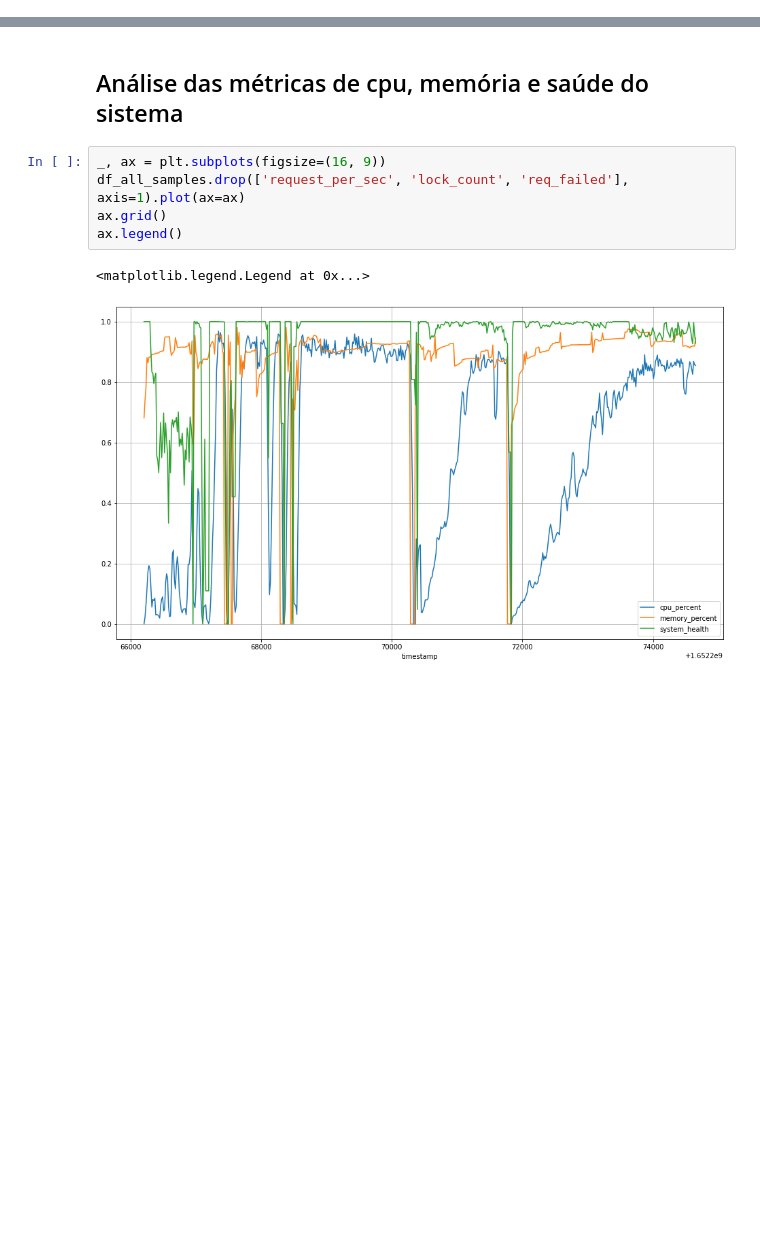
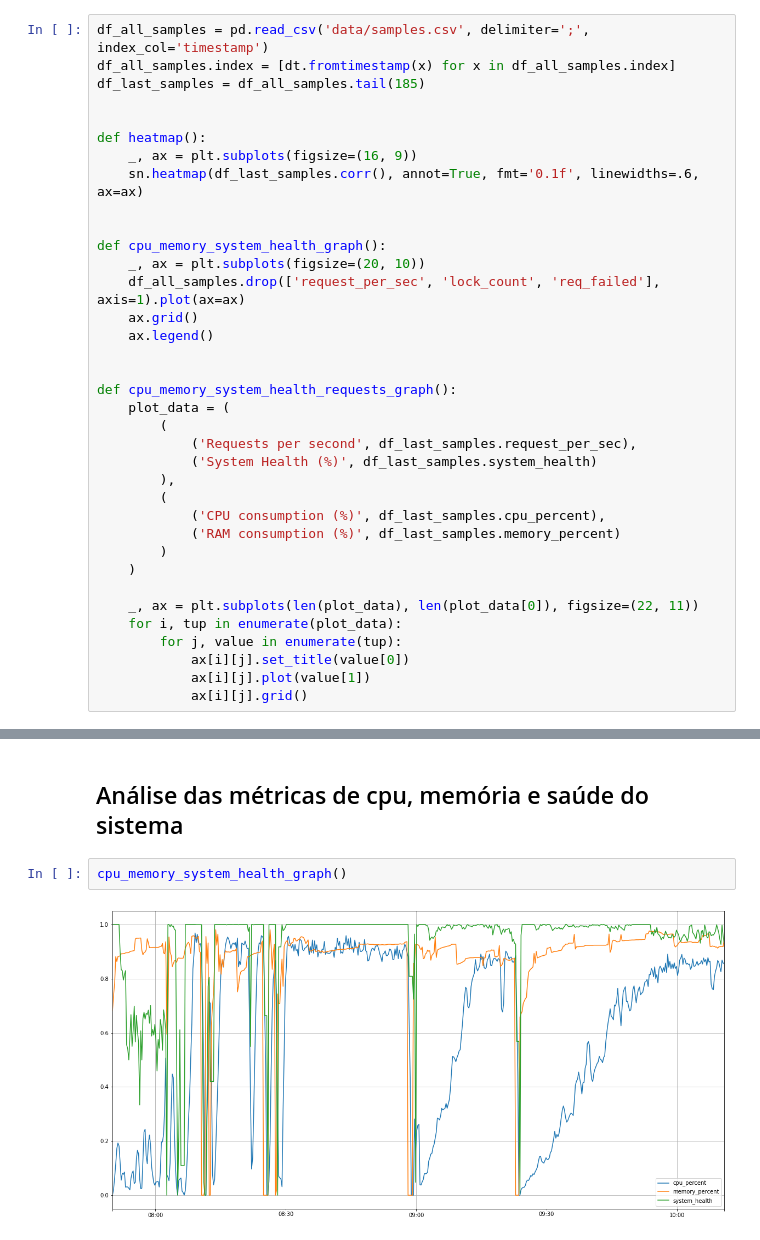
Before and after one commit to BureauTech/BTAlert-AI, a Jupyter notebook: jupyter/notebook.ipynb, the cells around one changed output, grey strips where cells are left out. Drawn from its saved outputs; the diff is of its cells as text; blank space fills up the shorter version.

```diff
--- a/jupyter/notebook.ipynb
+++ b/jupyter/notebook.ipynb
@@ -7,2 +16,38 @@ import matplotlib.pyplot as plt
+# %%
+df_all_samples = pd.read_csv('data/samples.csv', delimiter=';', index_col='timestamp')
+df_all_samples.index = [dt.fromtimestamp(x) for x in df_all_samples.index]
+df_last_samples = df_all_samples.tail(185)
+
+
+def heatmap():
+    _, ax = plt.subplots(figsize=(16, 9))
+    sn.heatmap(df_last_samples.corr(), annot=True, fmt='0.1f', linewidths=.6, ax=ax)
+
+
+def cpu_memory_system_health_graph():
+    _, ax = plt.subplots(figsize=(20, 10))
+    df_all_samples.drop(['request_per_sec', 'lock_count', 'req_failed'], axis=1).plot(ax=ax)
+    ax.grid()
+    ax.legend()
+
+
+def cpu_memory_system_health_requests_graph():
+    plot_data = (
+        (
+            ('Requests per second', df_last_samples.request_per_sec),
+            ('System Health (%)', df_last_samples.system_health)
+        ),
+        (
+            ('CPU consumption (%)', df_last_samples.cpu_percent),
+            ('RAM consumption (%)', df_last_samples.memory_percent)
+        )
+    )
+
+    _, ax = plt.subplots(len(plot_data), len(plot_data[0]), figsize=(22, 11))
+    for i, tup in enumerate(plot_data):
+        for j, value in enumerate(tup):
+            ax[i][j].set_title(value[0])
+            ax[i][j].plot(value[1])
+            ax[i][j].grid()
 # %% [markdown]
 ## Análise dos dados coletados da aplicação
@@ -46,11 +85,7 @@ Para o presente trabalho, estamos utilizando apenas os últimos 185 dados, pois
 # %% [markdown]
 ## Análise das métricas de cpu, memória e saúde do sistema
-# %%
-_, ax = plt.subplots(figsize=(16, 9))
-df_all_samples.drop(['request_per_sec', 'lock_count', 'req_failed'], axis=1).plot(ax=ax)
-ax.grid()
-ax.legend()
-# %% [output]
-<matplotlib.legend.Legend at 0x...>
-[figure, removed]
+# %%
+cpu_memory_system_health_graph()
+# %% [output]
+[figure, added]
 # %% [markdown]
```
Also changed, not shown: parts of 13 cells of this notebook.
